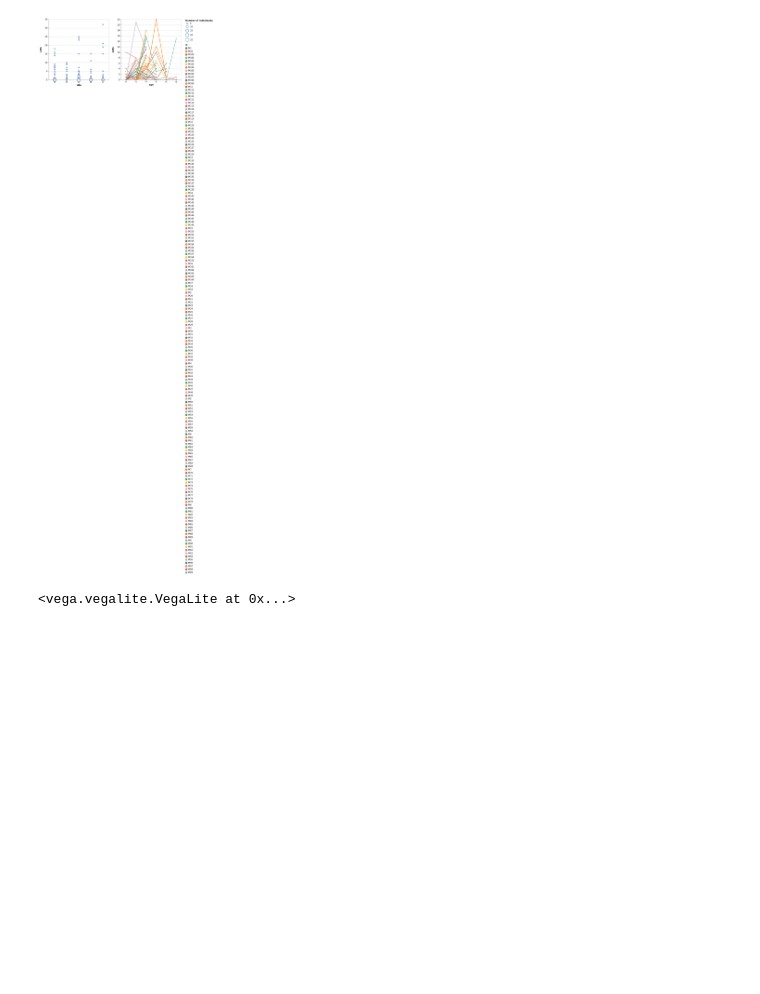
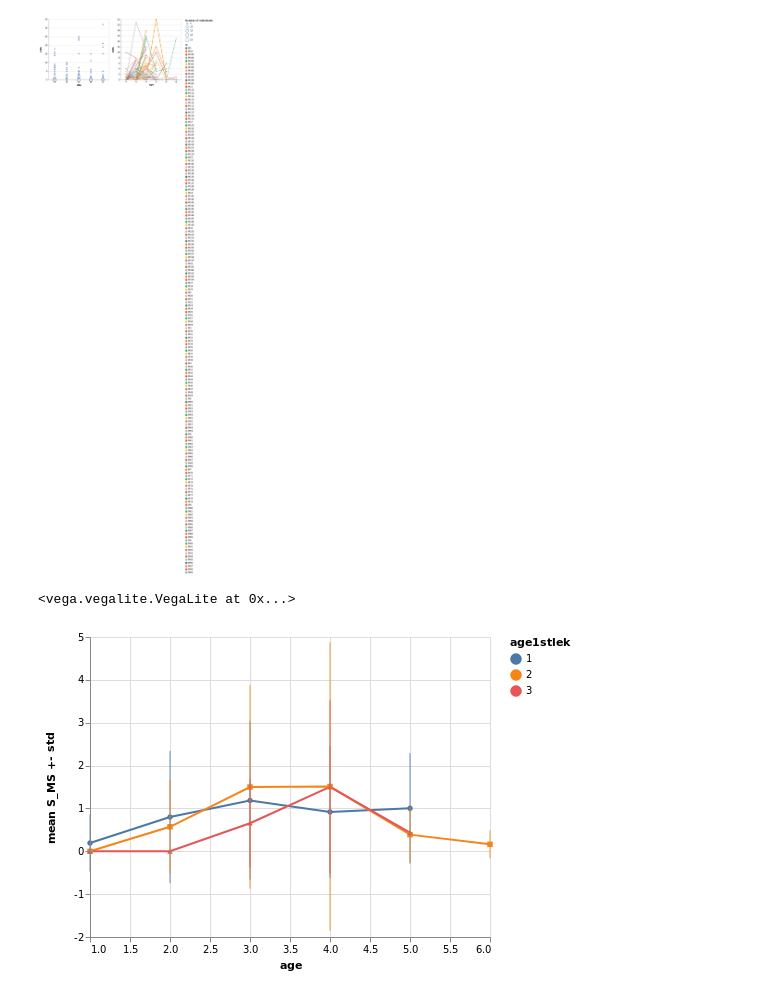
Before and after one commit to MarcoVitalii/lek-project, a Jupyter notebook: Age dependent mating performances dataset analysis.ipynb, the cells around one changed output. Saved outputs shown, nothing was run; the diff lists cells and outputs as text; code cells hidden in the pictures; blank space fills up the shorter version.

Commit message:
Small udpdate of data analysis. Added other required libraries

```diff
--- a/Age dependent mating performances dataset analysis.ipynb
+++ b/Age dependent mating performances dataset analysis.ipynb
@@ -112,26 +111,27 @@ ch1 | ch2
 <vega.vegalite.VegaLite at 0x...>
 [figure]
 # %%
-#Visualziation of mean performances vs other traits and age of the first lek.
-'''
-df_age1stlek = df[['id','AMS','age1stlek','age']]
-base =alt.Chart(df_age1stlek)
-ch = base.mark_line().encode(
+#Visualziation of mean performances vs age grouped by age of first lek attendance
+import matplotlib.pyplot as plt
+
+sol = df[['age1stlek','age','S_MS']].groupby(['age1stlek','age']).agg(['mean','std'])['S_MS'].reset_index().dropna()
+#sol = res['S_MS'].reset_index().dropna()
+base = alt.Chart(sol)
+points = base.mark_line().encode(
     x = 'age',
-    y = alt.Y('mean(AMS)',stack=None),
-    tooltip = 'mean(AMS)',
+    y = alt.Y('mean',title=r"mean S_MS +- std"),
     color = 'age1stlek:N',
-    shape = 'age1stlek:N')
-bars = base.mark_rule().encode(
+    shape = alt.Shape('age1stlek', legend=None))
+errors = base.mark_rule(opacity = 0.8).encode(
     x="age",
-    y="ymin:Q",
-    y2="ymax:Q",
+    y=alt.Y("ymin:Q"),
+    y2=alt.Y2("ymax:Q"),
     color = 'age1stlek:N'
 ).transform_calculate(
-    ymin="mean(df_age1stlek.AMS)- std(df_age1stlek.AMS)",
-    ymax="mean(df_age1stlek.AMS)- std(df_age1stlek.AMS)"
+    ymin="datum.mean-datum.std",
+    ymax="datum.mean+datum.std"
 )
-ch+bars
-'''
+points+errors
 # %% [output]
 <vega.vegalite.VegaLite at 0x...>
+[figure, added]
```
Also changed, not shown: parts of 4 cells of this notebook, 3 other files.
